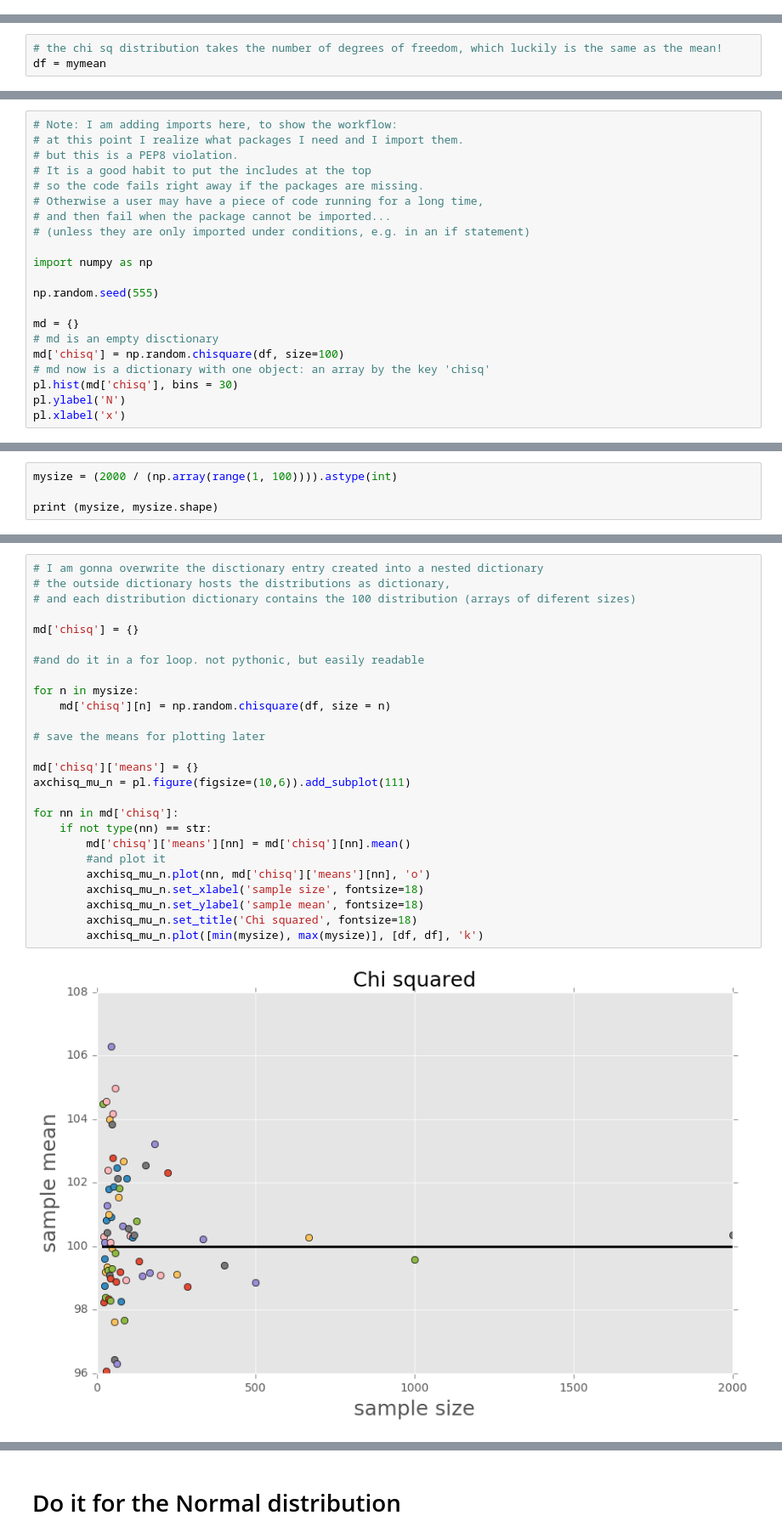
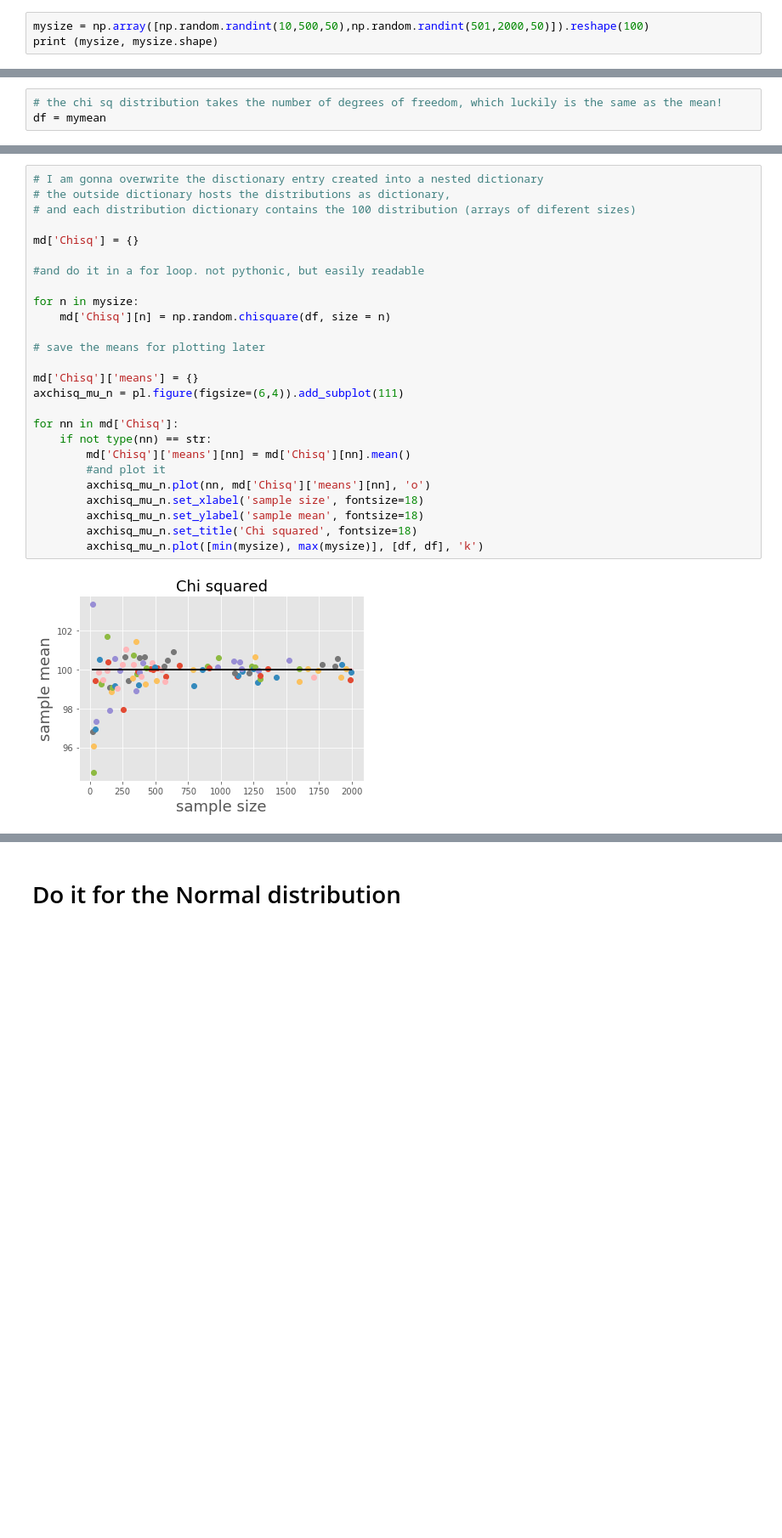
Before and after one commit to baolingz/PUI2017_yw3447, a Jupyter notebook: HW3_yw3447/HW3_1_yw3447.ipynb, the cells around one changed output, grey strips where cells are left out. Shown at 85% size. Drawn from its saved outputs; the diff is of its cells as text; blank space fills up the shorter version.

```diff
--- a/HW3_yw3447/HW3_1_yw3447.ipynb
+++ b/HW3_yw3447/HW3_1_yw3447.ipynb
@@ -46,0 +38,3 @@ http://docs.scipy.org/doc/numpy/reference/generated/numpy.random.chisquare.html#
+# %%
+mysize = np.array([np.random.randint(10,500,50),np.random.randint(501,2000,50)]).reshape(100)
+print (mysize, mysize.shape)
@@ -56,21 +53,0 @@ Lets start by looking at a single chi sq distribution
-# %%
-# Note: I am adding imports here, to show the workflow:
-# at this point I realize what packages I need and I import them.
-# but this is a PEP8 violation.
-# It is a good habit to put the includes at the top
-# so the code fails right away if the packages are missing.
-# Otherwise a user may have a piece of code running for a long time,
-# and then fail when the package cannot be imported...
-# (unless they are only imported under conditions, e.g. in an if statement)
-
-import numpy as np
-
-np.random.seed(555)
-
-md = {}
-# md is an empty disctionary
-md['chisq'] = np.random.chisquare(df, size=100)
-# md now is a dictionary with one object: an array by the key 'chisq'
-pl.hist(md['chisq'], bins = 30)
-pl.ylabel('N')
-pl.xlabel('x')
@@ -91,4 +53,0 @@ we want distributions of different sizes (all integers between 10 and 2000)
-# %%
-mysize = (2000 / (np.array(range(1, 100)))).astype(int)
-
-print (mysize, mysize.shape)
@@ -103,29 +54,29 @@ print (mysize, mysize.shape)
 # %%
 # I am gonna overwrite the disctionary entry created into a nested dictionary
 # the outside dictionary hosts the distributions as dictionary,
 # and each distribution dictionary contains the 100 distribution (arrays of diferent sizes)
 
-md['chisq'] = {}
+md['Chisq'] = {}
 
 #and do it in a for loop. not pythonic, but easily readable
 
 for n in mysize:
-    md['chisq'][n] = np.random.chisquare(df, size = n)
+    md['Chisq'][n] = np.random.chisquare(df, size = n)
 
 # save the means for plotting later
 
-md['chisq']['means'] = {}
-axchisq_mu_n = pl.figure(figsize=(10,6)).add_subplot(111)
+md['Chisq']['means'] = {}
+axchisq_mu_n = pl.figure(figsize=(6,4)).add_subplot(111)
 
-for nn in md['chisq']:
+for nn in md['Chisq']:
     if not type(nn) == str:
-        md['chisq']['means'][nn] = md['chisq'][nn].mean()
+        md['Chisq']['means'][nn] = md['Chisq'][nn].mean()
         #and plot it
-        axchisq_mu_n.plot(nn, md['chisq']['means'][nn], 'o')
+        axchisq_mu_n.plot(nn, md['Chisq']['means'][nn], 'o')
         axchisq_mu_n.set_xlabel('sample size', fontsize=18)
         axchisq_mu_n.set_ylabel('sample mean', fontsize=18)
         axchisq_mu_n.set_title('Chi squared', fontsize=18)
         axchisq_mu_n.plot([min(mysize), max(mysize)], [df, df], 'k')
 # %% [output]
-[figure, old version]
+[figure, new version]
 # %% [markdown]
```
Also changed, not shown: parts of 41 cells of this notebook.
